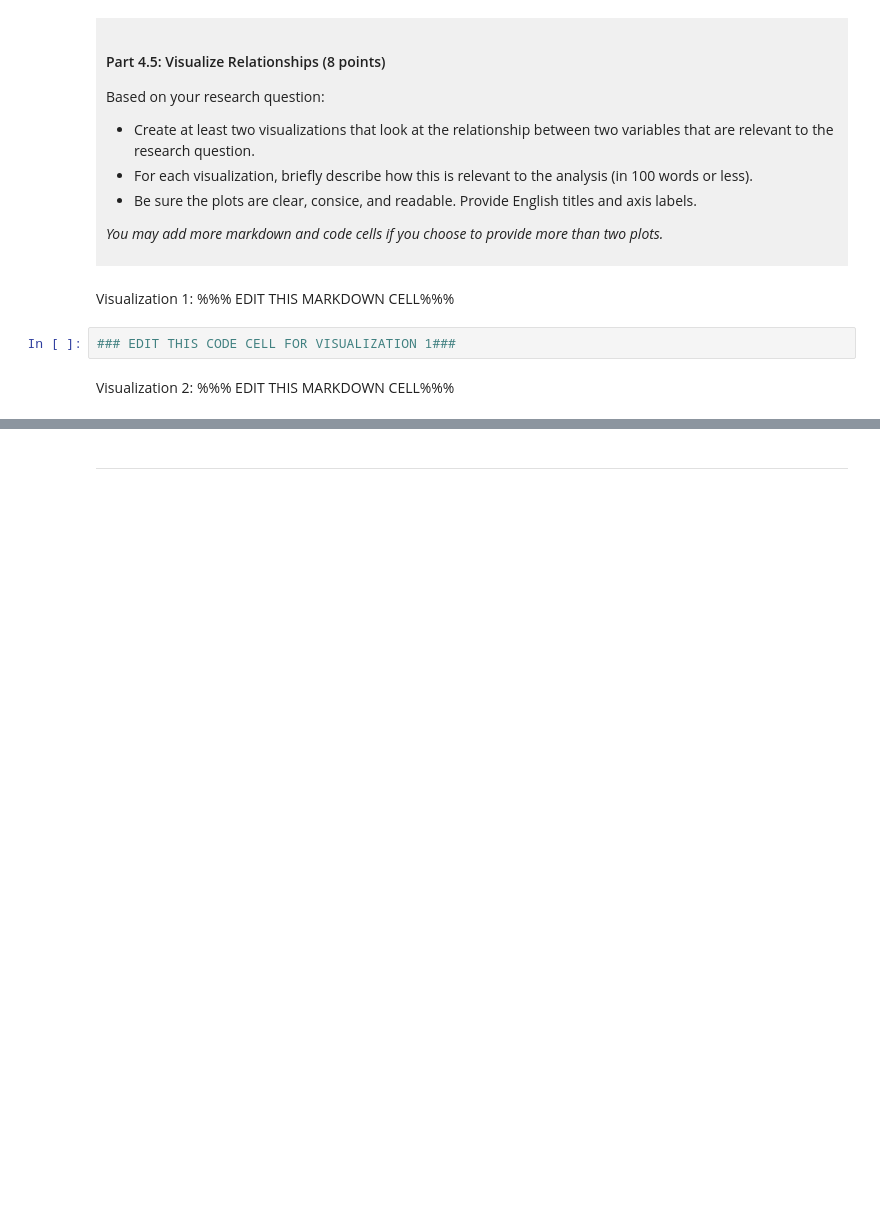
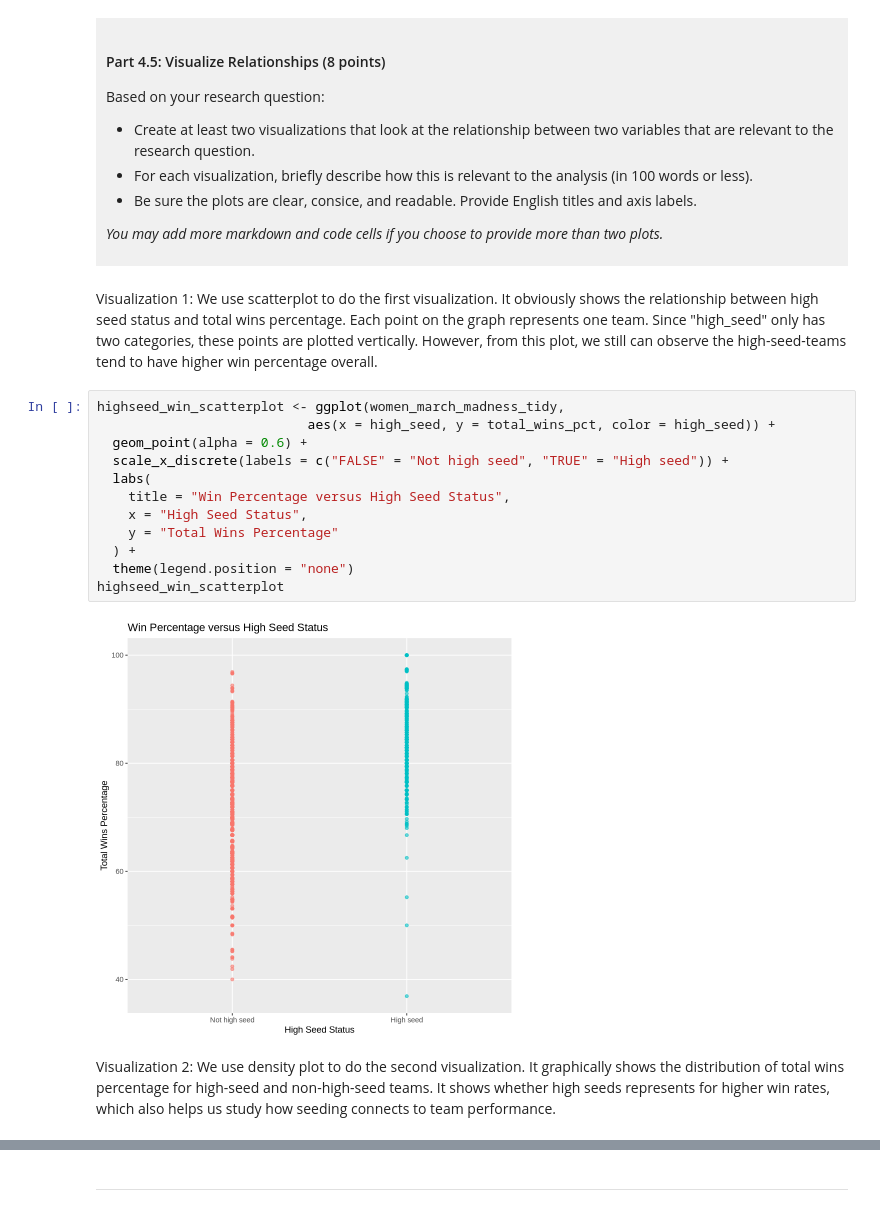
Before and after one commit to zhengwenyu0508/dsci-100-project-wenyu-zheng, a Jupyter notebook: dsci-100-project-notebook.ipynb, the cells around one changed output, grey strips where cells are left out. Drawn from its saved outputs; the diff is of its cells as text; blank space fills up the shorter version.

```diff
--- a/dsci-100-project-notebook.ipynb
+++ b/dsci-100-project-notebook.ipynb
@@ -309,9 +389,21 @@ Based on your research question:
 *You may add more markdown and code cells if you choose to provide more than two plots.*
 </div>
 # %% [markdown]
-Visualization 1: %%% EDIT THIS MARKDOWN CELL%%%
+Visualization 1: We use scatterplot to do the first visualization. It obviously shows the relationship between high seed status and total wins percentage. Each point on the graph represents one team. Since "high_seed" only has two categories, these points are plotted vertically. However, from this plot, we still can observe the high-seed-teams tend to have higher win percentage overall.
 # %%
-### EDIT THIS CODE CELL FOR VISUALIZATION 1###
+highseed_win_scatterplot <- ggplot(women_march_madness_tidy,
+                           aes(x = high_seed, y = total_wins_pct, color = high_seed)) +
+  geom_point(alpha = 0.6) +
+  scale_x_discrete(labels = c("FALSE" = "Not high seed", "TRUE" = "High seed")) +
+  labs(
+    title = "Win Percentage versus High Seed Status",
+    x = "High Seed Status",
+    y = "Total Wins Percentage"
+  ) +
+  theme(legend.position = "none")
+highseed_win_scatterplot
+# %% [output]
+[figure, added]
 # %% [markdown]
-Visualization 2: %%% EDIT THIS MARKDOWN CELL%%%
+Visualization 2: We use density plot to do the second visualization. It graphically shows the distribution of total wins percentage for high-seed and non-high-seed teams. It shows whether high seeds represents for higher win rates, which also helps us study how seeding connects to team performance.
 # %%
```
Also changed, not shown: parts of 8 cells of this notebook.
